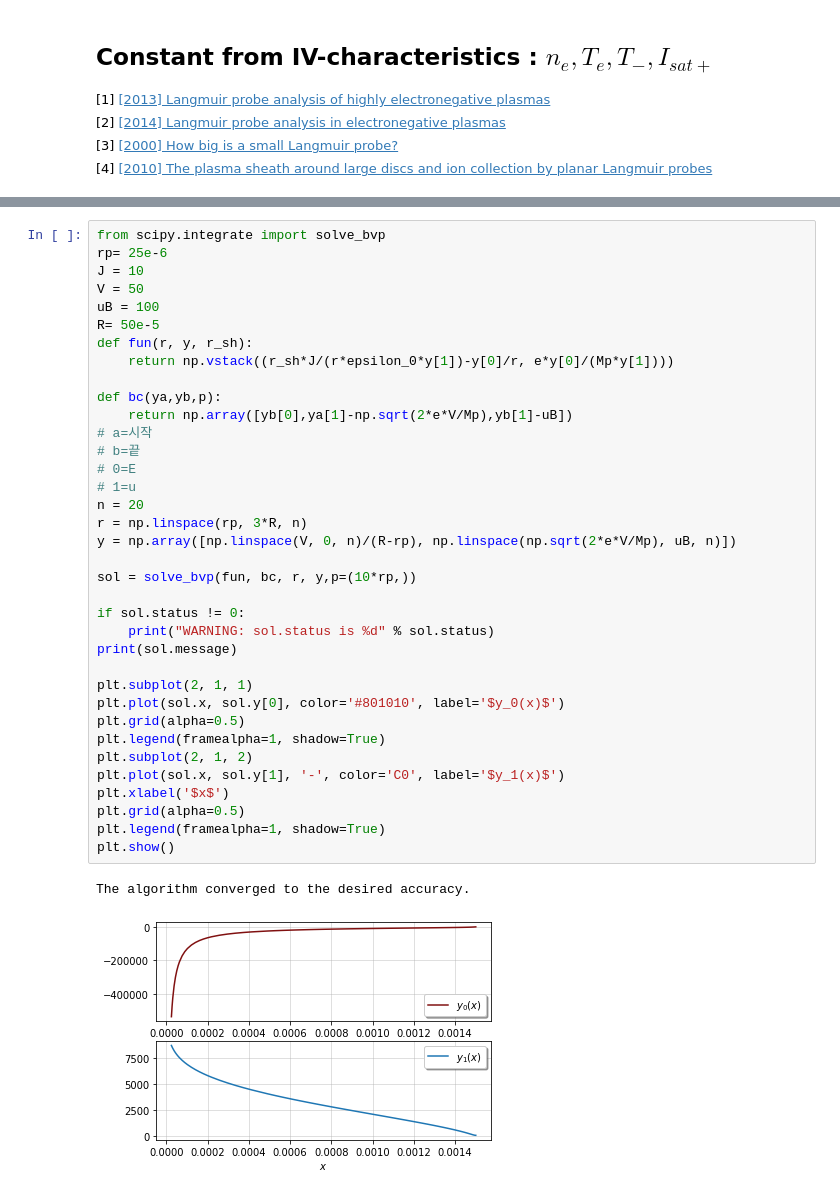
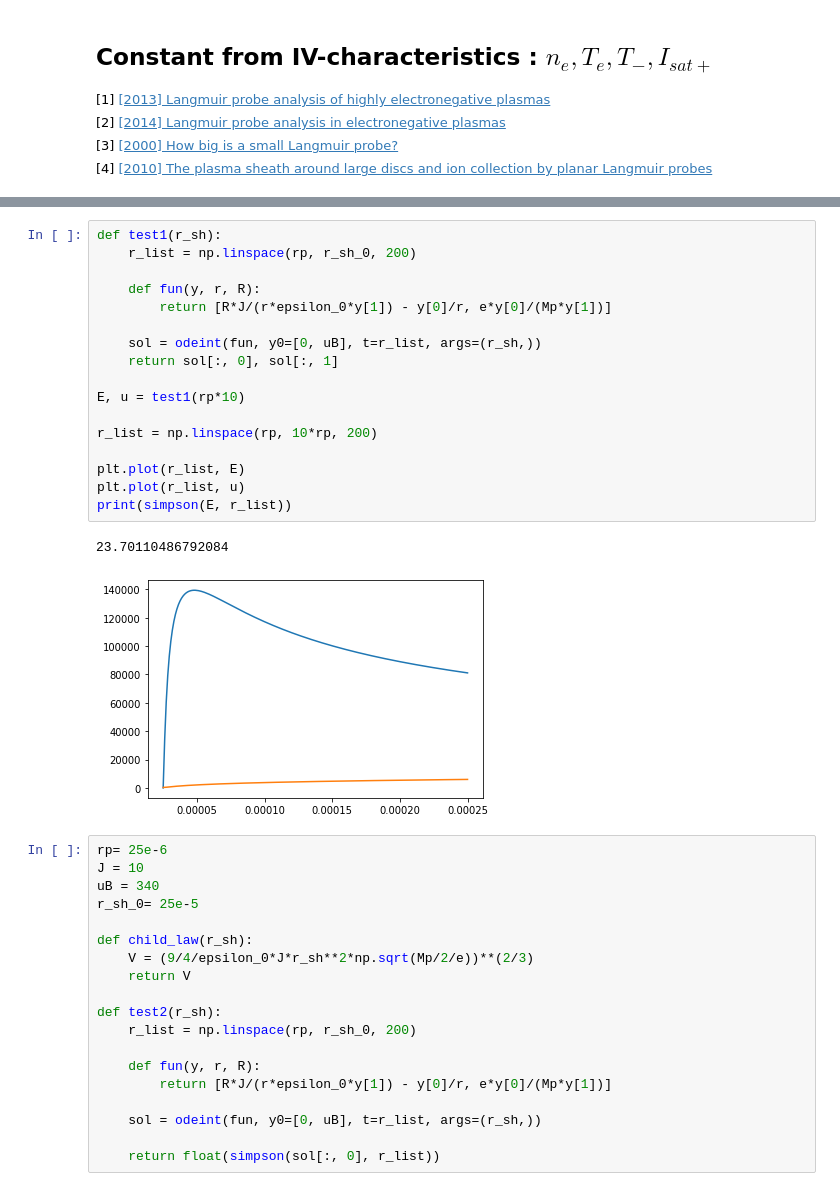
Before and after one commit to gunu0626/negative-ion, a Jupyter notebook: main.ipynb, the cells around one changed output, grey strips where cells are left out. Drawn from its saved outputs; the diff is of its cells as text.

```diff
--- a/main.ipynb
+++ b/main.ipynb
@@ -183,42 +201,42 @@ Vp: 2.76851, Vsat: 35.168, Isat: 4.20929e-05
 ./211221(SF6)/SF6/Radial Scan_15sccm/35.ldf
 [figure]
 ... (5 outputs left out)
-# %%
-from scipy.integrate import solve_bvp
-rp= 25e-6
-J = 10
-V = 50
-uB = 100
-R= 50e-5
-def fun(r, y, r_sh):
-    return np.vstack((r_sh*J/(r*epsilon_0*y[1])-y[0]/r, e*y[0]/(Mp*y[1])))
-
-def bc(ya,yb,p):
-    return np.array([yb[0],ya[1]-np.sqrt(2*e*V/Mp),yb[1]-uB])
-# a=시작
-# b=끝
-# 0=E
-# 1=u
-n = 20
-r = np.linspace(rp, 3*R, n)
-y = np.array([np.linspace(V, 0, n)/(R-rp), np.linspace(np.sqrt(2*e*V/Mp), uB, n)])
-
-sol = solve_bvp(fun, bc, r, y,p=(10*rp,))
-
-if sol.status != 0:
-    print("WARNING: sol.status is %d" % sol.status)
-print(sol.message)
-
-plt.subplot(2, 1, 1)
-plt.plot(sol.x, sol.y[0], color='#801010', label='$y_0(x)$')
-plt.grid(alpha=0.5)
-plt.legend(framealpha=1, shadow=True)
-plt.subplot(2, 1, 2)
-plt.plot(sol.x, sol.y[1], '-', color='C0', label='$y_1(x)$')
-plt.xlabel('$x$')
-plt.grid(alpha=0.5)
-plt.legend(framealpha=1, shadow=True)
-plt.show()
-# %% [output]
-The algorithm converged to the desired accuracy.
-[figure, removed]
+# %%
+def test1(r_sh):
+    r_list = np.linspace(rp, r_sh_0, 200)
+
+    def fun(y, r, R):
+        return [R*J/(r*epsilon_0*y[1]) - y[0]/r, e*y[0]/(Mp*y[1])]
+
+    sol = odeint(fun, y0=[0, uB], t=r_list, args=(r_sh,))
+    return sol[:, 0], sol[:, 1]
+
+E, u = test1(rp*10)
+
+r_list = np.linspace(rp, 10*rp, 200)
+
+plt.plot(r_list, E)
+plt.plot(r_list, u)
+print(simpson(E, r_list))
+# %% [output]
+23.70110486792084
+[figure, added]
+# %%
+rp= 25e-6
+J = 10
+uB = 340
+r_sh_0= 25e-5
+
+def child_law(r_sh):
+    V = (9/4/epsilon_0*J*r_sh**2*np.sqrt(Mp/2/e))**(2/3)
+    return V
+
+def test2(r_sh):
+    r_list = np.linspace(rp, r_sh_0, 200)
+
+    def fun(y, r, R):
+        return [R*J/(r*epsilon_0*y[1]) - y[0]/r, e*y[0]/(Mp*y[1])]
+
+    sol = odeint(fun, y0=[0, uB], t=r_list, args=(r_sh,))
+
+    return float(simpson(sol[:, 0], r_list))
```
Also changed, not shown: parts of 4 cells of this notebook, 3 other files.
